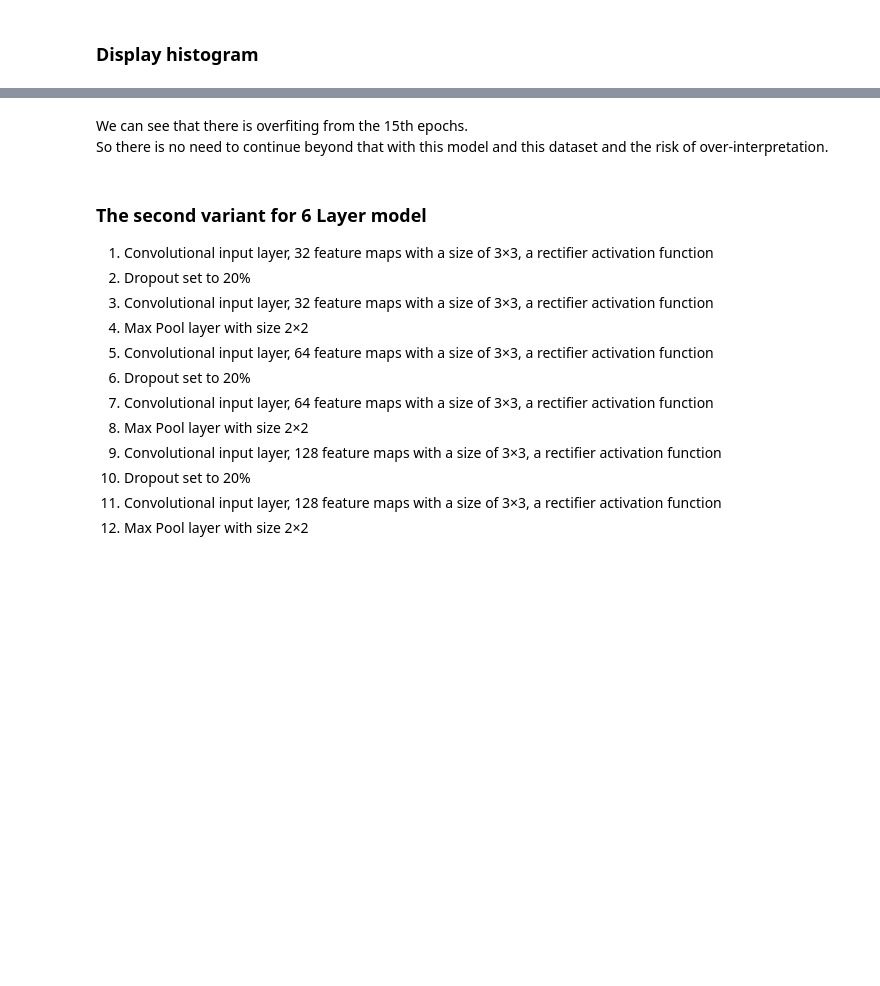
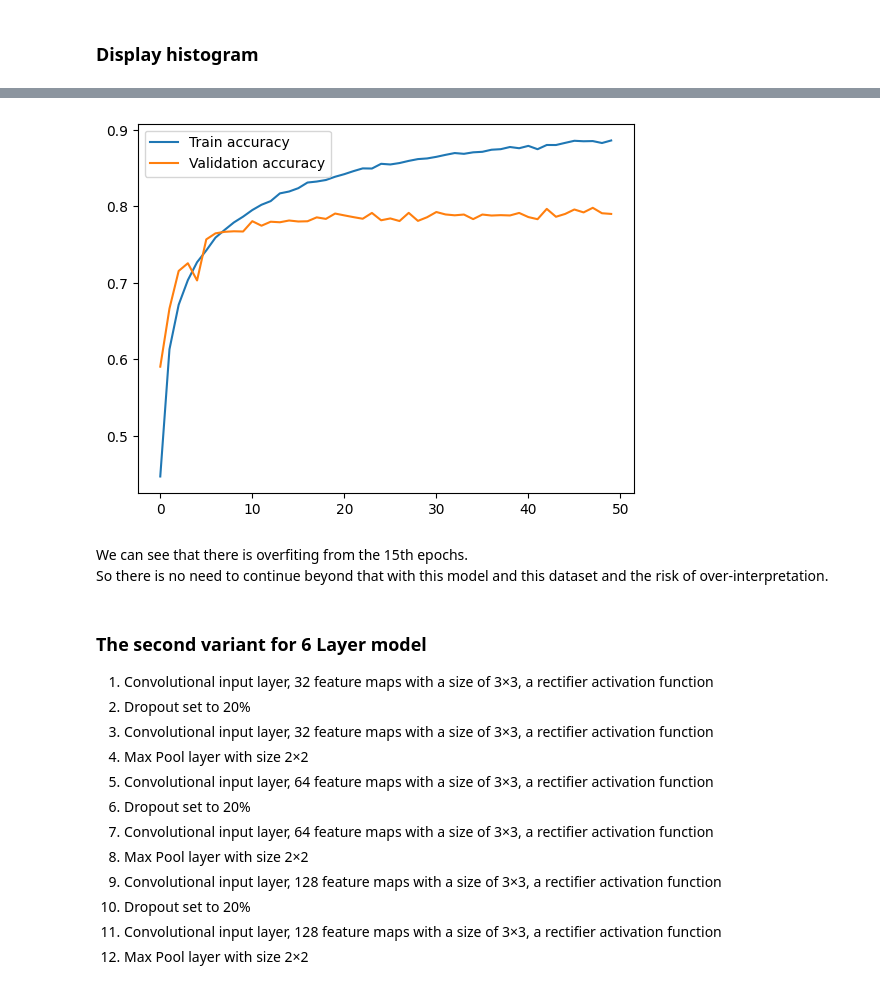
Before and after one commit to TomJcb11/cours_TIC_DeepLearning, a Jupyter notebook: 02_computer_vision-20250328/01-intro - Computer vision - image dataGen/01. Intro.ipynb, the cells around one changed output, grey strips where cells are left out. Drawn from its saved outputs; the diff is of its cells as text; code cells hidden in the pictures; blank space fills up the shorter version.

```diff
--- a/02_computer_vision-20250328/01-intro - Computer vision - image dataGen/01. Intro.ipynb
+++ b/02_computer_vision-20250328/01-intro - Computer vision - image dataGen/01. Intro.ipynb
@@ -671,8 +680,10 @@ plt.show()
 # %%
-plt.plot(cnn4.history['acc'], label='Train accuracy')
-plt.plot(cnn4.history['val_acc'], label='Validation accuracy')
+plt.plot(cnn4.history['accuracy'], label='Train accuracy')
+plt.plot(cnn4.history['val_accuracy'], label='Validation accuracy')
 plt.legend()
 plt.show()
+# %% [output]
+[figure, added]
 # %% [markdown]
 We can see that there is overfiting from the 15th epochs.
 So there is no need to continue beyond that with this model and this dataset and the risk of over-interpretation.
```
Also changed, not shown: parts of 31 cells of this notebook.
